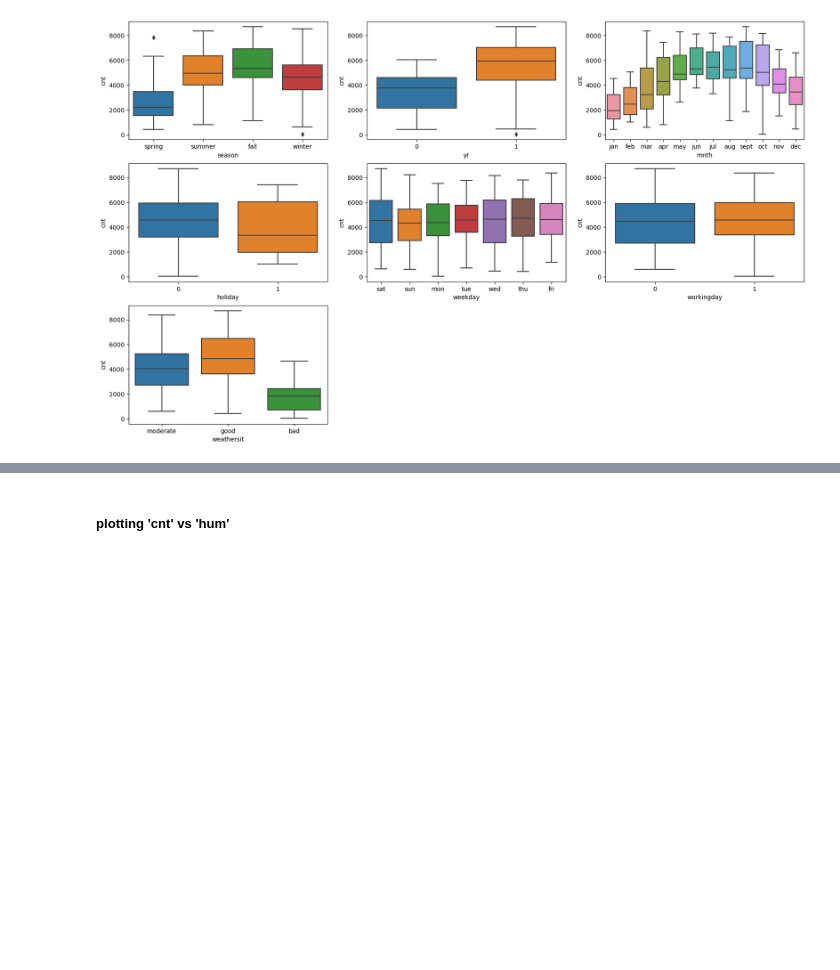
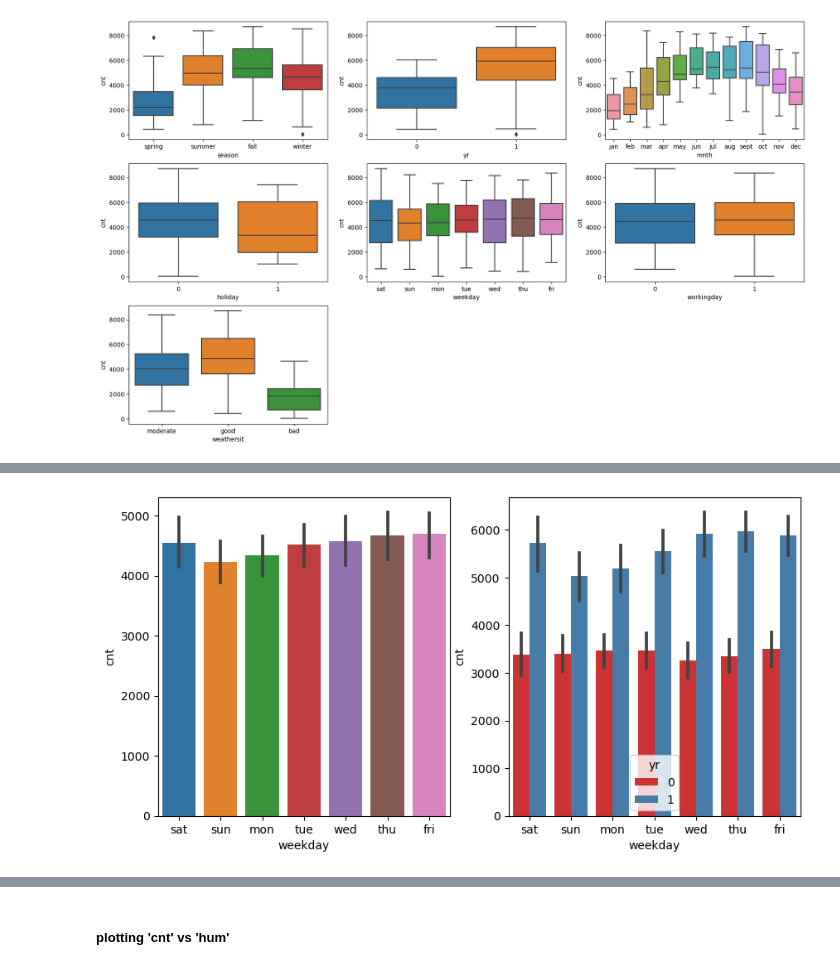
Before and after one commit to SanjayaKumarSahoo/bike-sharing-case-study, a Jupyter notebook: bike-sharing-(Sanjaya-Kumar-Sahoo).ipynb, the cells around one changed output, grey strips where cells are left out. Cells and saved outputs as stored; diff of their text form; code cells hidden in the pictures; blank space fills up the shorter version.

```diff
--- a/bike-sharing-(Sanjaya-Kumar-Sahoo).ipynb
+++ b/bike-sharing-(Sanjaya-Kumar-Sahoo).ipynb
@@ -397,0 +418,5 @@ plt.show()
+# %%
+# bar plot cnt vs weekday and across yr 2018, 2019
+create_bar_plot('weekday')
+# %% [output]
+[figure, added]
```
Also changed, not shown: parts of 49 cells of this notebook, 2 other files.
